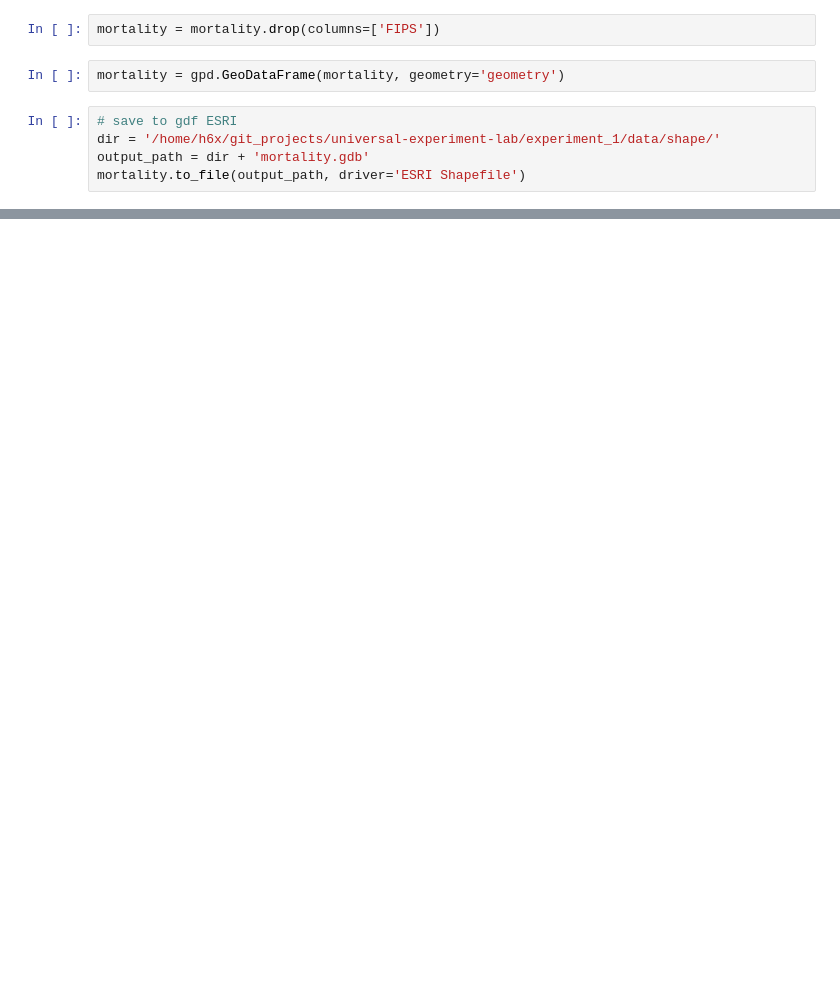
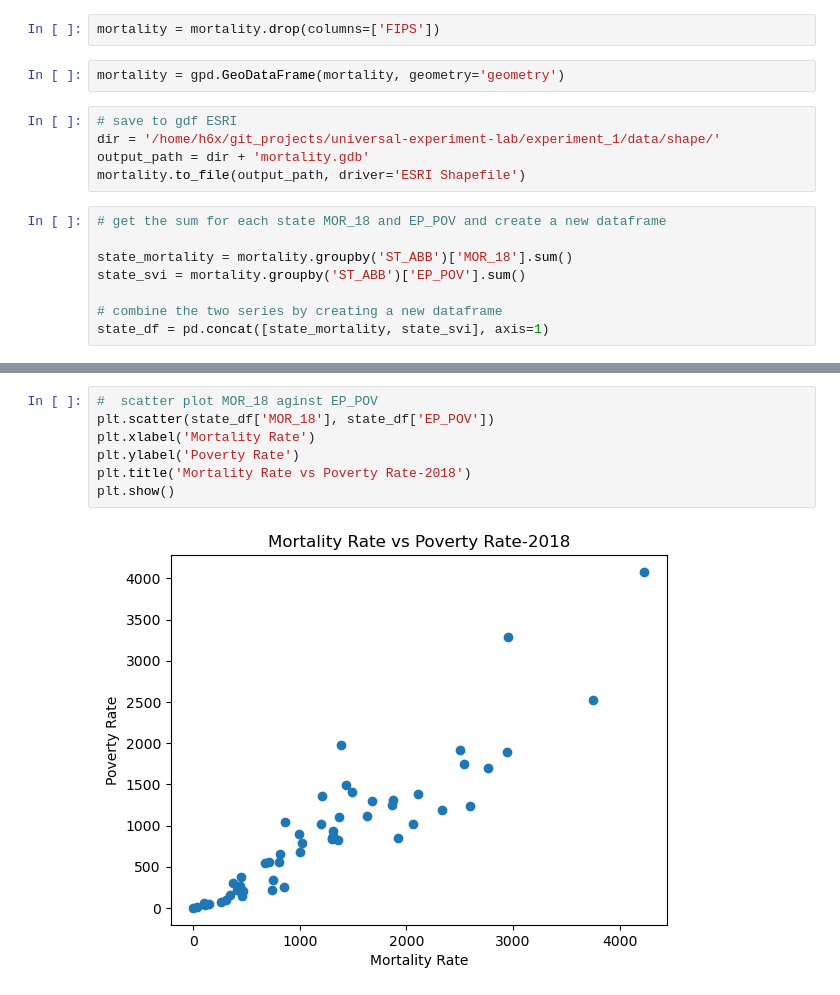
Before and after one commit to hashansl/universal-experiment-lab, a Jupyter notebook: experiment_1/process_mortality_data.ipynb, the cells around one changed output, grey strips where cells are left out. Saved outputs shown, nothing was run; the diff lists cells and outputs as text; blank space fills up the shorter version.

```diff
--- a/experiment_1/process_mortality_data.ipynb
+++ b/experiment_1/process_mortality_data.ipynb
@@ -136,3 +208,11 @@ mortality = gpd.GeoDataFrame(mortality, geometry='geometry')
 dir = '/home/h6x/git_projects/universal-experiment-lab/experiment_1/data/shape/'
 output_path = dir + 'mortality.gdb'
 mortality.to_file(output_path, driver='ESRI Shapefile')
+# %%
+# get the sum for each state MOR_18 and EP_POV and create a new dataframe
+
+state_mortality = mortality.groupby('ST_ABB')['MOR_18'].sum()
+state_svi = mortality.groupby('ST_ABB')['EP_POV'].sum()
+
+# combine the two series by creating a new dataframe
+state_df = pd.concat([state_mortality, state_svi], axis=1)
@@ -138,0 +252,9 @@ mortality.to_file(output_path, driver='ESRI Shapefile')
+# %%
+#  scatter plot MOR_18 aginst EP_POV
+plt.scatter(state_df['MOR_18'], state_df['EP_POV'])
+plt.xlabel('Mortality Rate')
+plt.ylabel('Poverty Rate')
+plt.title('Mortality Rate vs Poverty Rate-2018')
+plt.show()
+# %% [output]
+[figure, added]
```
Also changed, not shown: parts of 14 cells of this notebook, 5 other files.
